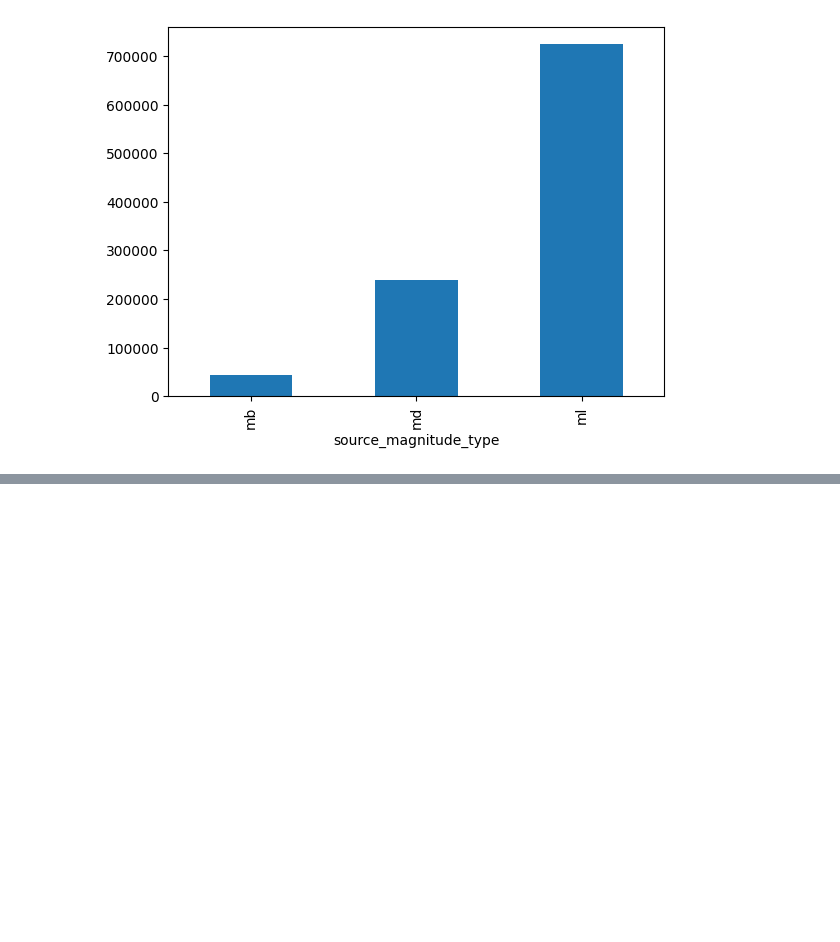
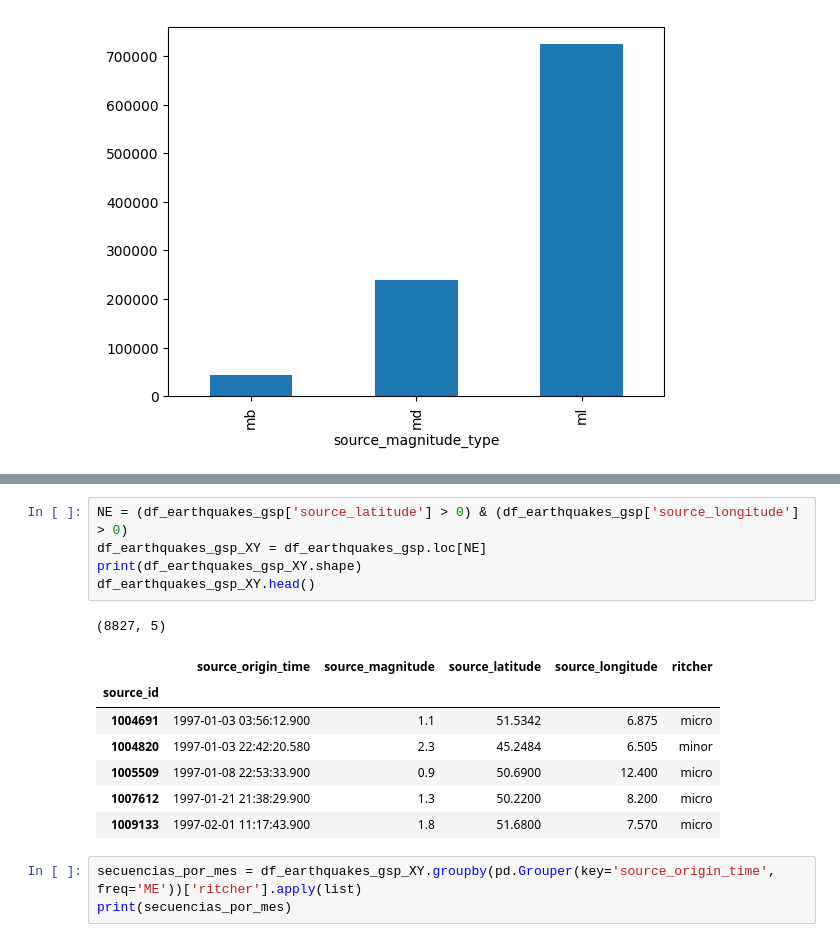
Before and after one commit to Alf-caput/ProyectoFinal_Capstone, a Jupyter notebook: proyectofinalcapstone-stead.ipynb, the cells around one changed output, grey strips where cells are left out. Drawn from its saved outputs; the diff is of its cells as text; blank space fills up the shorter version.

```diff
--- a/proyectofinalcapstone-stead.ipynb
+++ b/proyectofinalcapstone-stead.ipynb
@@ -249,0 +312,17 @@ df_earthquakes.groupby('source_magnitude').size().plot(kind='bar')
+# %%
+NE = (df_earthquakes_gsp['source_latitude'] > 0) & (df_earthquakes_gsp['source_longitude'] > 0)
+df_earthquakes_gsp_XY = df_earthquakes_gsp.loc[NE]
+print(df_earthquakes_gsp_XY.shape)
+df_earthquakes_gsp_XY.head()
+# %% [output]
+(8827, 5)
+|  | source_origin_time | source_magnitude | source_latitude | source_longitude | ritcher |
+| source_id |  |  |  |  |  |
+| 1004691 | 1997-01-03 03:56:12.900 | 1.1 | 51.5342 | 6.875 | micro |
+| 1004820 | 1997-01-03 22:42:20.580 | 2.3 | 45.2484 | 6.505 | minor |
+| 1005509 | 1997-01-08 22:53:33.900 | 0.9 | 50.6900 | 12.400 | micro |
+| 1007612 | 1997-01-21 21:38:29.900 | 1.3 | 50.2200 | 8.200 | micro |
+| 1009133 | 1997-02-01 11:17:43.900 | 1.8 | 51.6800 | 7.570 | micro |
+# %%
+secuencias_por_mes = df_earthquakes_gsp_XY.groupby(pd.Grouper(key='source_origin_time', freq='ME'))['ritcher'].apply(list)
+print(secuencias_por_mes)
```
Also changed, not shown: parts of 9 cells of this notebook.
